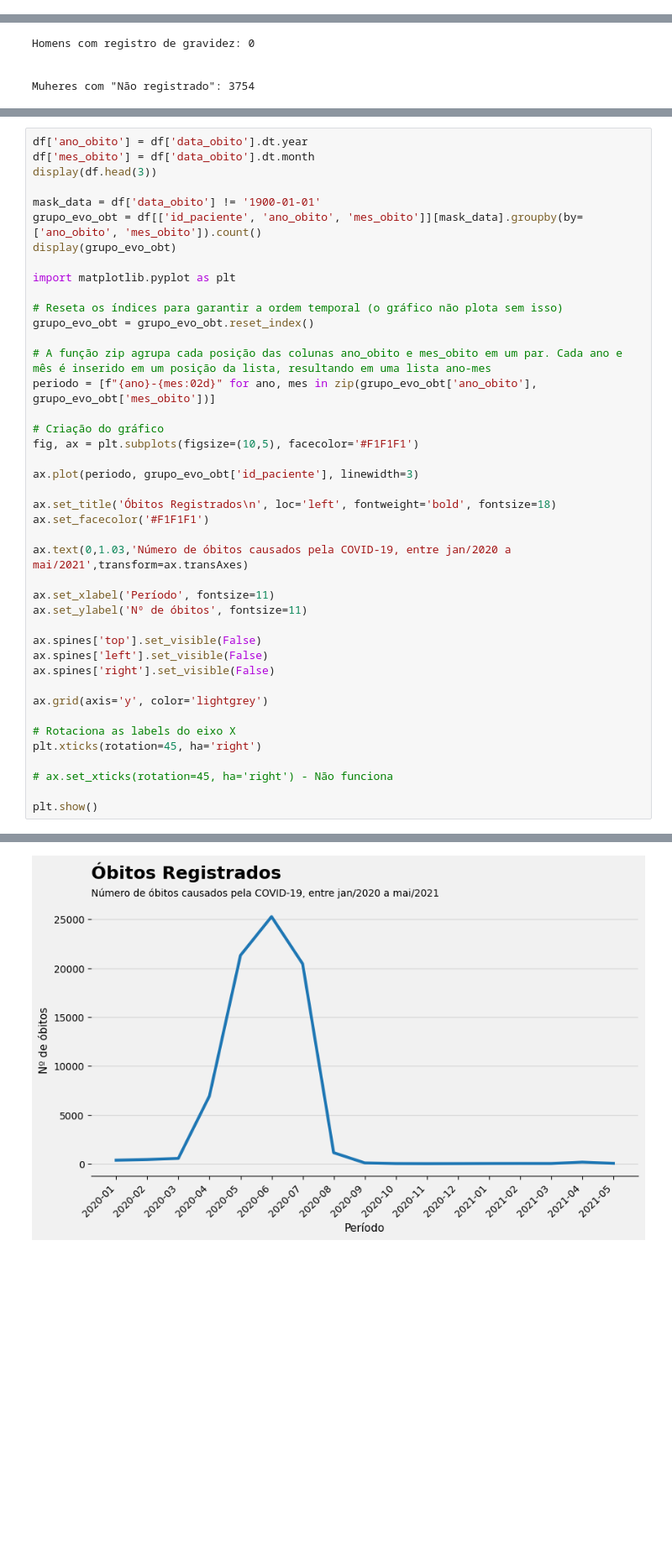
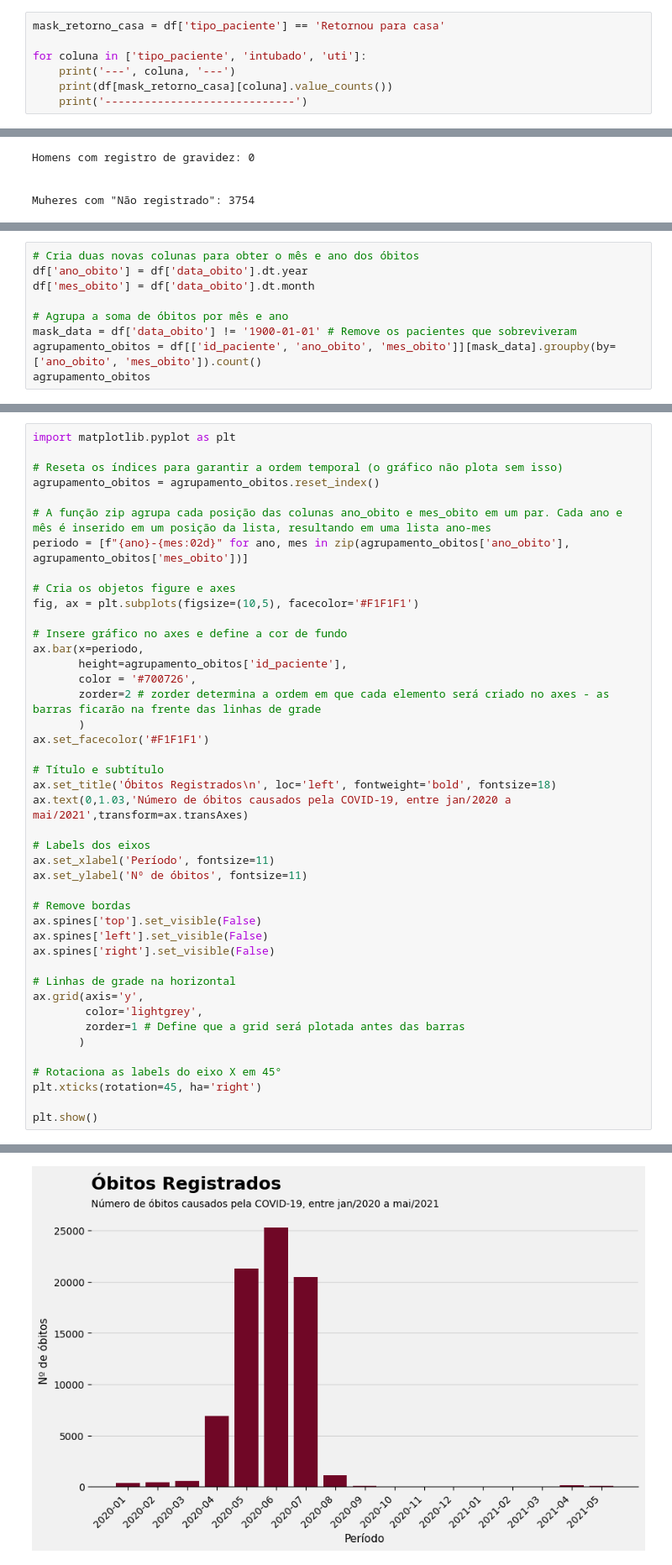
Before and after one commit to lucas-mdsena/python-udemy-module4, a Jupyter notebook: modulo_4.ipynb, the cells around one changed output, grey strips where cells are left out. Shown at 84% size. Saved outputs shown, nothing was run; the diff lists cells and outputs as text; blank space fills up the shorter version.

```diff
--- a/modulo_4.ipynb
+++ b/modulo_4.ipynb
@@ -128,0 +143,7 @@ None
+# %%
+mask_retorno_casa = df['tipo_paciente'] == 'Retornou para casa'
+
+for coluna in ['tipo_paciente', 'intubado', 'uti']:
+    print('---', coluna, '---')
+    print(df[mask_retorno_casa][coluna].value_counts())
+    print('-----------------------------')
@@ -156,0 +224,9 @@ SyntaxError: expression expected after dictionary key and ':' (1169843936.py, li
+# %%
+# Cria duas novas colunas para obter o mês e ano dos óbitos
+df['ano_obito'] = df['data_obito'].dt.year
+df['mes_obito'] = df['data_obito'].dt.month
+
+# Agrupa a soma de óbitos por mês e ano
+mask_data = df['data_obito'] != '1900-01-01' # Remove os pacientes que sobreviveram
+agrupamento_obitos = df[['id_paciente', 'ano_obito', 'mes_obito']][mask_data].groupby(by=['ano_obito', 'mes_obito']).count()
+agrupamento_obitos
@@ -157,43 +253,44 @@ SyntaxError: expression expected after dictionary key and ':' (1169843936.py, li
 # %%
-df['ano_obito'] = df['data_obito'].dt.year
-df['mes_obito'] = df['data_obito'].dt.month
-display(df.head(3))
-
-mask_data = df['data_obito'] != '1900-01-01'
-grupo_evo_obt = df[['id_paciente', 'ano_obito', 'mes_obito']][mask_data].groupby(by=['ano_obito', 'mes_obito']).count()
-display(grupo_evo_obt)
-
 import matplotlib.pyplot as plt
 
 # Reseta os índices para garantir a ordem temporal (o gráfico não plota sem isso)
-grupo_evo_obt = grupo_evo_obt.reset_index()
+agrupamento_obitos = agrupamento_obitos.reset_index()
 
 # A função zip agrupa cada posição das colunas ano_obito e mes_obito em um par. Cada ano e mês é inserido em um posição da lista, resultando em uma lista ano-mes
-periodo = [f"{ano}-{mes:02d}" for ano, mes in zip(grupo_evo_obt['ano_obito'], grupo_evo_obt['mes_obito'])]
+periodo = [f"{ano}-{mes:02d}" for ano, mes in zip(agrupamento_obitos['ano_obito'], agrupamento_obitos['mes_obito'])]
 
-# Criação do gráfico
+# Cria os objetos figure e axes
 fig, ax = plt.subplots(figsize=(10,5), facecolor='#F1F1F1')
 
-ax.plot(periodo, grupo_evo_obt['id_paciente'], linewidth=3)
-
-ax.set_title('Óbitos Registrados\n', loc='left', fontweight='bold', fontsize=18)
+# Insere gráfico no axes e define a cor de fundo
+ax.bar(x=periodo,
+       height=agrupamento_obitos['id_paciente'],
+       color = '#700726',
+       zorder=2 # zorder determina a ordem em que cada elemento será criado no axes - as barras ficarão na frente das linhas de grade
+       )
 ax.set_facecolor('#F1F1F1')
 
+# Título e subtítulo
+ax.set_title('Óbitos Registrados\n', loc='left', fontweight='bold', fontsize=18)
 ax.text(0,1.03,'Número de óbitos causados pela COVID-19, entre jan/2020 a mai/2021',transform=ax.transAxes)
 
+# Labels dos eixos
 ax.set_xlabel('Período', fontsize=11)
 ax.set_ylabel('Nº de óbitos', fontsize=11)
 
+# Remove bordas
 ax.spines['top'].set_visible(False)
 ax.spines['left'].set_visible(False)
 ax.spines['right'].set_visible(False)
 
-ax.grid(axis='y', color='lightgrey')
+# Linhas de grade na horizontal
+ax.grid(axis='y',
+        color='lightgrey',
+        zorder=1 # Define que a grid será plotada antes das barras
+       )
 
-# Rotaciona as labels do eixo X
+# Rotaciona as labels do eixo X em 45°
 plt.xticks(rotation=45, ha='right')
 
-# ax.set_xticks(rotation=45, ha='right') - Não funciona
-
 plt.show()
 # %% [output]
@@ -224 +297 @@ plt.show()
-[figure, old version]
+[figure, new version]
```
Also changed, not shown: parts of 20 cells of this notebook.
